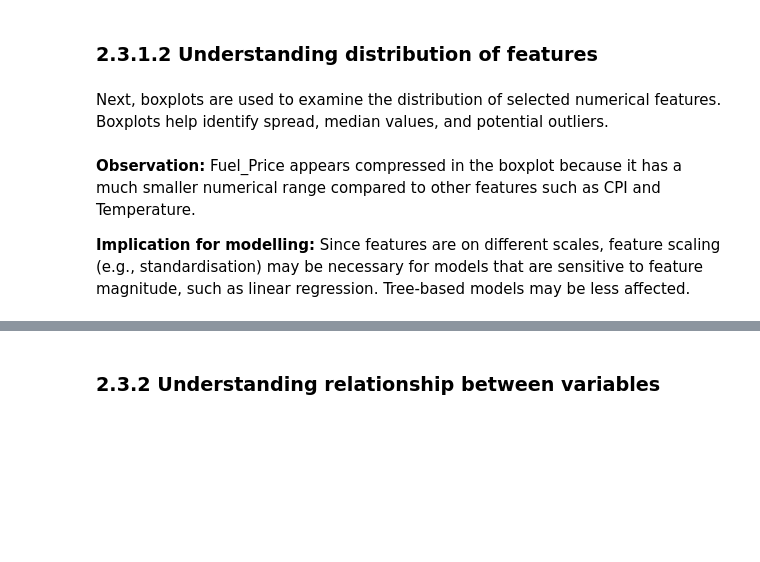
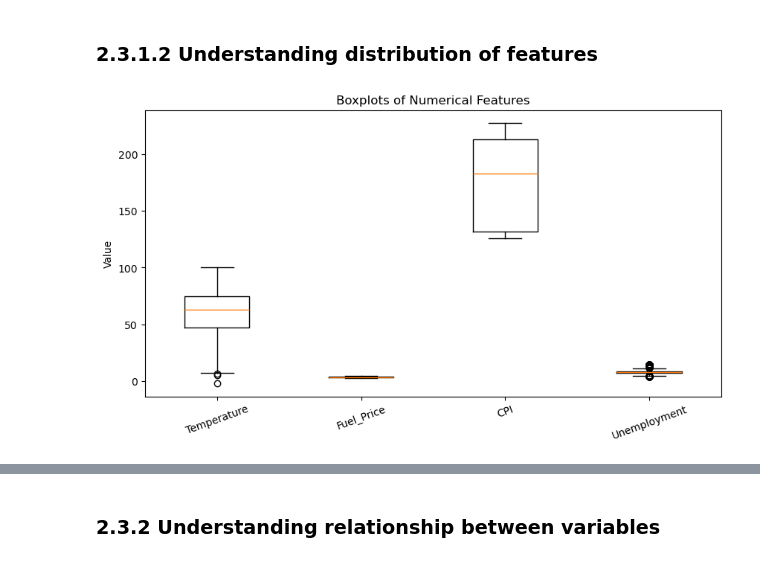
Before and after one commit to vaishnaviTP123/MLDP-Project-3, a Jupyter notebook: MLDP Program Codes Submission Template.ipynb, the cells around one changed output, grey strips where cells are left out. Cells and saved outputs as stored; diff of their text form; code cells hidden in the pictures; blank space fills up the shorter version.

```diff
--- a/MLDP Program Codes Submission Template.ipynb
+++ b/MLDP Program Codes Submission Template.ipynb
@@ -248,14 +309,13 @@ evaluation, and error-based metrics such as RMSE or MAE are appropriate.
 # %% [markdown]
 ### 2.3.1.2 Understanding distribution of features
-# %% [markdown]
-Next, boxplots are used to examine the distribution of selected numerical features.
-Boxplots help identify spread, median values, and potential outliers.
-# %% [markdown]
-**Observation:**
-Fuel_Price appears compressed in the boxplot because it has a much smaller numerical
-range compared to other features such as CPI and Temperature.
-
-**Implication for modelling:**
-Since features are on different scales, feature scaling (e.g., standardisation)
-may be necessary for models that are sensitive to feature magnitude, such as
-linear regression. Tree-based models may be less affected.
+# %%
+num_cols = ["Temperature", "Fuel_Price", "CPI", "Unemployment"]
+
+plt.figure(figsize=(10,5))
+plt.boxplot([df[c] for c in num_cols], labels=num_cols)
+plt.title("Boxplots of Numerical Features")
+plt.xticks(rotation=20)
+plt.ylabel("Value")
+plt.show()
+# %% [output]
+[figure, added]
```
Also changed, not shown: parts of 148 cells of this notebook.
